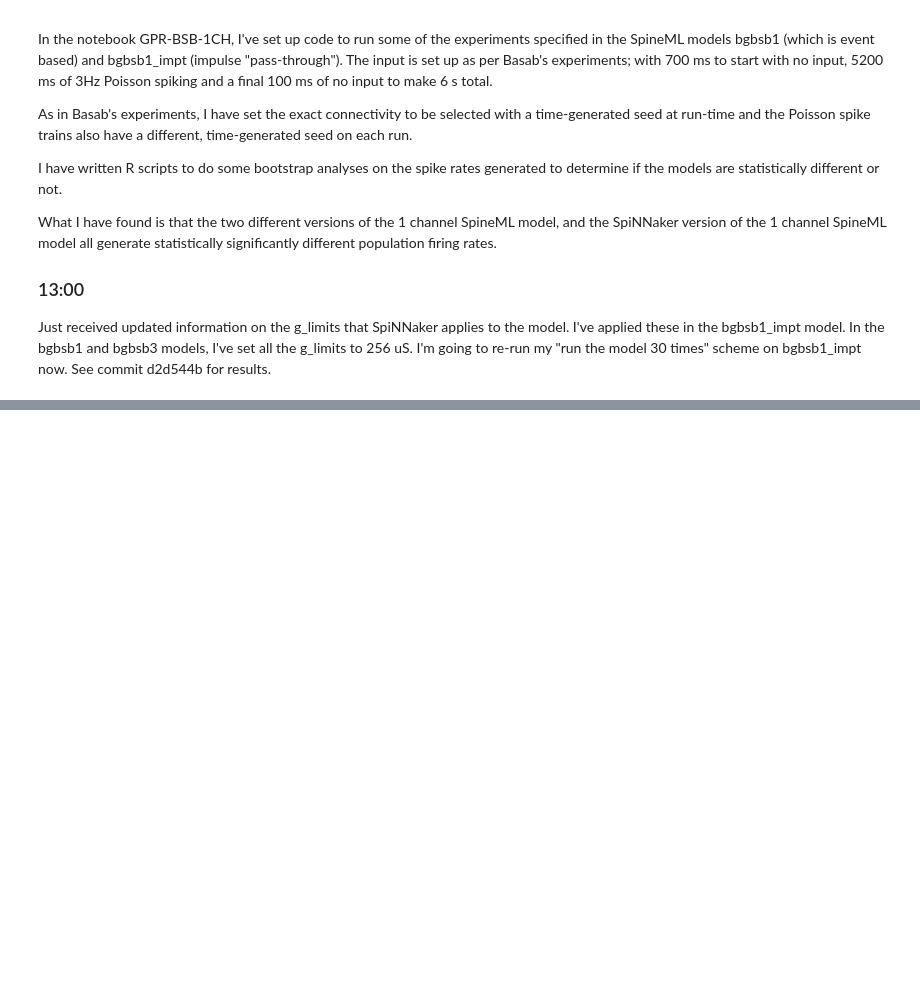
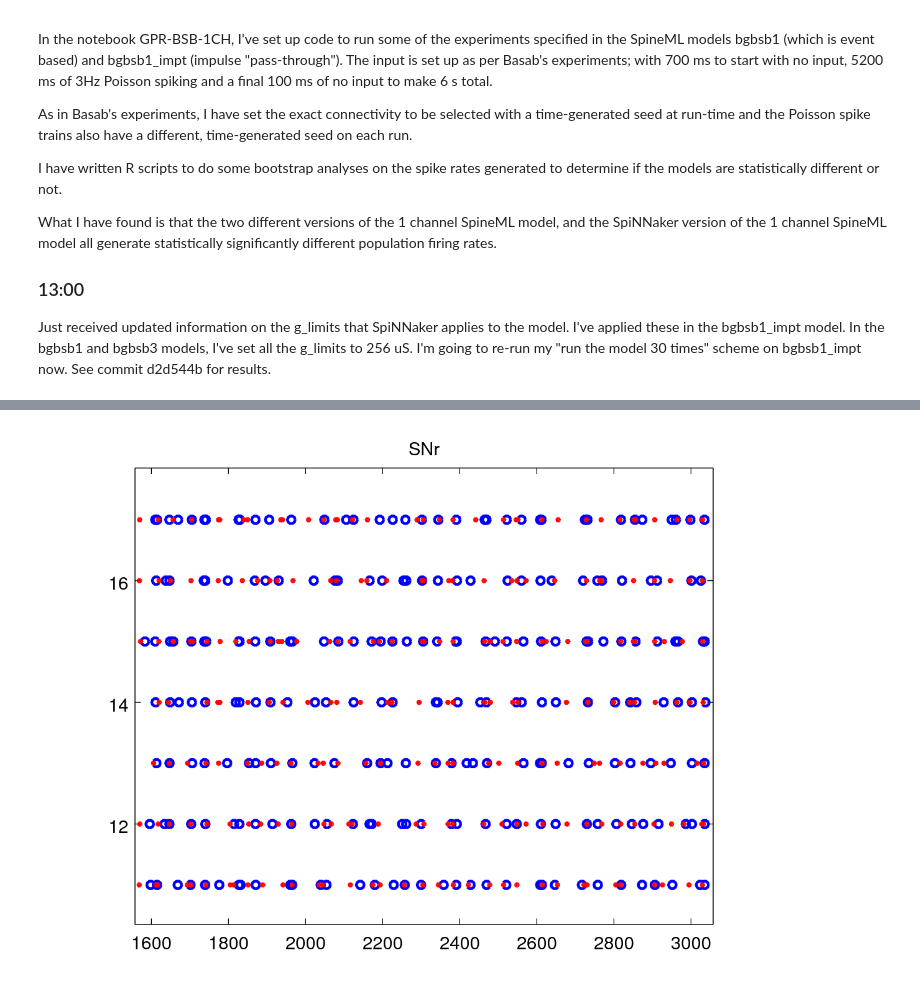
Before and after one commit to ABRG-Models/GPR-BSB, a Jupyter notebook: labbook/Lab book.ipynb, the cells around one changed output, grey strips where cells are left out. Saved outputs shown, nothing was run; the diff lists cells and outputs as text; code cells hidden in the pictures; blank space fills up the shorter version.

```diff
--- a/labbook/Lab book.ipynb
+++ b/labbook/Lab book.ipynb
@@ -30,0 +107,5 @@ Just received updated information on the g_limits that SpiNNaker applies to the
+# %%
+from IPython.display import Image
+Image(filename='fixedmodelcompare/snr.png')
+# %% [output]
+[figure, added]
```
Also changed, not shown: parts of 5 cells of this notebook, 1 other file.
